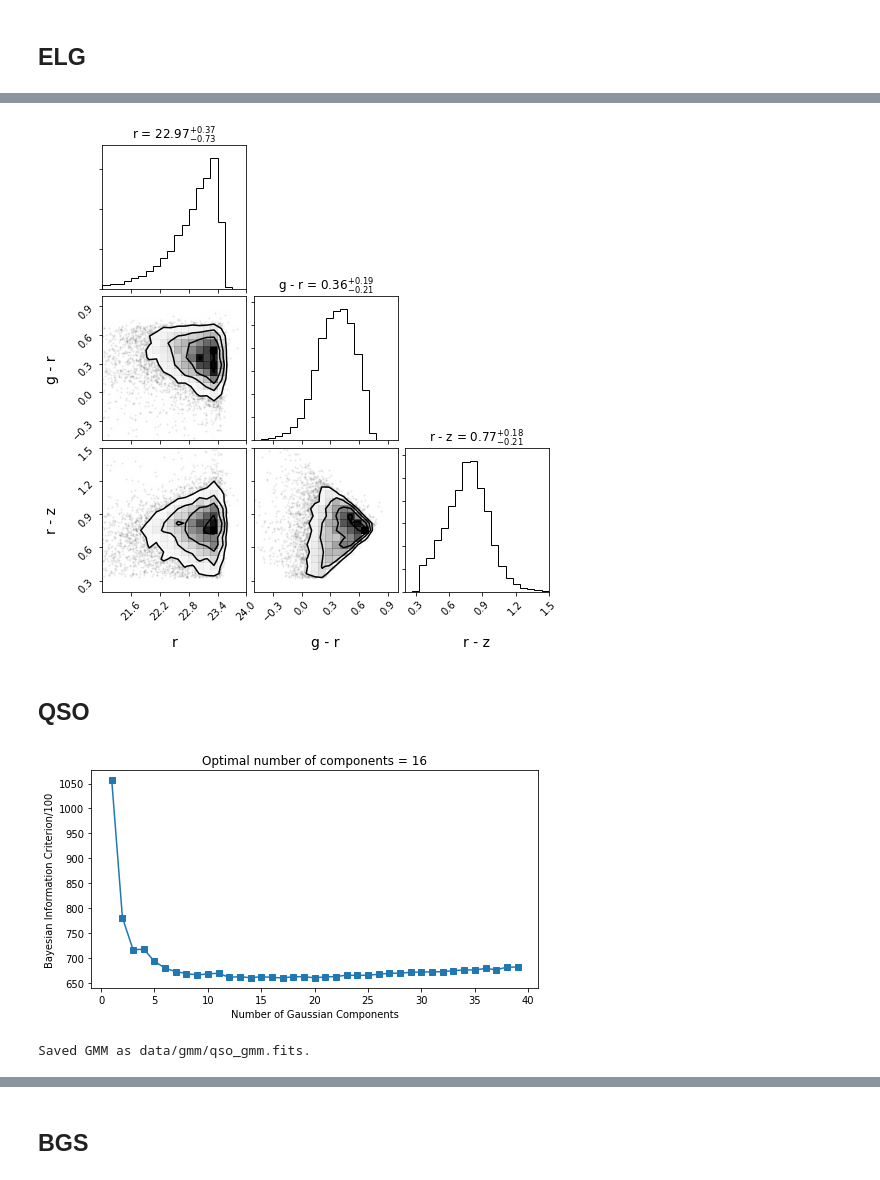
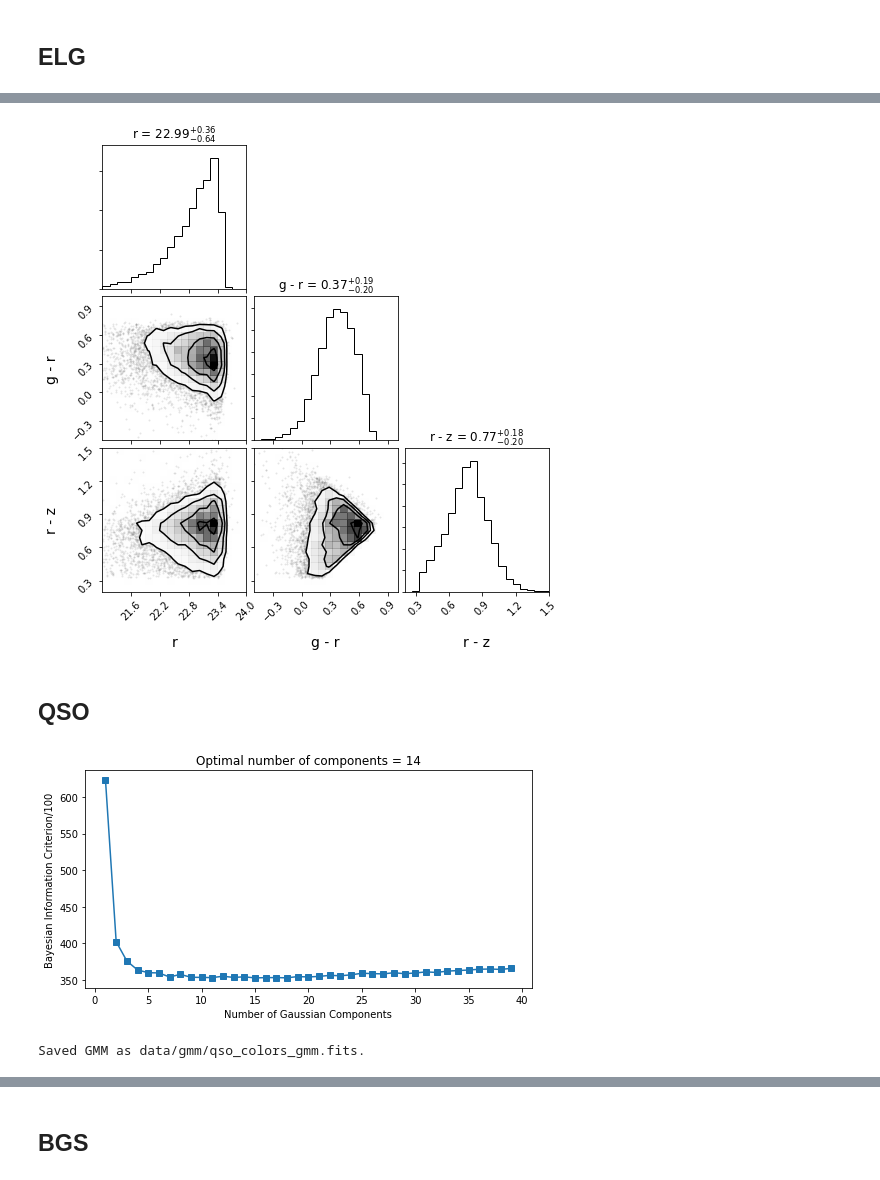
Before and after one commit to belaa/desi-mocks, a Jupyter notebook: Sample_GMMs.ipynb, the cells around one changed output, grey strips where cells are left out. Saved outputs shown, nothing was run; the diff lists cells and outputs as text; code cells hidden in the pictures.

```diff
--- a/Sample_GMMs.ipynb
+++ b/Sample_GMMs.ipynb
@@ -24,13 +28,13 @@ def keep(data):
     w2flux = data['FLUX_W2']
 
     #only keep non-zero, non-negative flux values to convert to magnitudes
-    keep = (gflux > 0) & (rflux > 0) & (zflux > 0) & (w1flux > 0) & (w2flux > 0)
+    good = (gflux > 0) & (rflux > 0) & (zflux > 0) & (w1flux > 0) & (w2flux > 0)
 
-    gg = 22.5-2.5*np.log10(gflux[keep])
-    rr = 22.5-2.5*np.log10(rflux[keep])
-    zz = 22.5-2.5*np.log10(zflux[keep])
-    w1 = 22.5-2.5*np.log10(w1flux[keep])
-    w2 = 22.5-2.5*np.log10(w2flux[keep])
+    gg = 22.5-2.5*np.log10(gflux[good])
+    rr = 22.5-2.5*np.log10(rflux[good])
+    zz = 22.5-2.5*np.log10(zflux[good])
+    w1 = 22.5-2.5*np.log10(w1flux[good])
+    w2 = 22.5-2.5*np.log10(w2flux[good])
 
 
     return np.array([gg, rr, zz, w1, w2]).T
@@ -157,3 +174,8 @@ bgs = dr5[(dr5['BGS_TARGET'] & bgs_mask.BGS_BRIGHT).astype(bool)]
+# %%
+lrg = Table.read('cuts/lrg_dr5_subset_cuts.fits')
+elg = Table.read('cuts/elg_dr5_subset_cuts.fits')
+qso = Table.read('cuts/qso_dr5_subset_cuts.fits')
+bgs = Table.read('cuts/bgs_dr5_subset_cuts.fits')
 # %%
 # Set up parameters for GMM
 
@@ -247,27 +269,33 @@ fig = cn.corner(np.array([r, g_r, r_z]).T, labels=["r", "g - r", "r - z"], range
 # %%
 # Validation data
-r = elg_valid[:N,1]
-g_r = elg_valid[:N,0] - elg_valid[:N,1]
-r_z = elg_valid[:N,1] - elg_valid[:N,2]
-
-fig = cn.corner(np.array([r, g_r, r_z]).T, labels=["r", "g - r", "r - z"], range=[(21,24), (-0.5,1.0), (0.2,1.5)],
+fig = cn.corner(elg_valid[:N], labels=["r", "g - r", "r - z"], range=[(21,24), (-0.5,1.0), (0.2,1.5)],
                label_kwargs={"fontsize": 14}, show_titles=True, title_kwargs={"fontsize": 12})
 # %% [output]
-[figure, old version]
+[figure, new version]
 # %% [markdown]
 ## QSO
 # %%
 qso_data = keep(qso)
-qso_train, qso_valid = train_test_split(qso_data, test_size=0.5, random_state=gen)
+
+r = qso_data[:,1]
+g_r = qso_data[:,0] - qso_data[:,1]
+r_z = qso_data[:,1] - qso_data[:,2]
+
+qso_colors = np.empty((len(qso_data),3))
+qso_colors[:,0] = r
+qso_colors[:,1] = g_r
+qso_colors[:,2] = r_z
+
+qso_train, qso_valid = train_test_split(qso_colors, test_size=0.5, random_state=gen)
 
 # Make GMM model
-make_gmm_model(qso_train[:N], components_range, model_filename='data/gmm/qso_gmm.fits',
+make_gmm_model(qso_train[:N], components_range, model_filename='data/gmm/qso_colors_gmm.fits',
                bic_plot=True)
 
 # Sample GMM
-qso_GMM = sample('data/gmm/qso_gmm.fits', n_targets=N, random_state=gen)
+qso_GMM = sample('data/gmm/qso_colors_gmm.fits', n_targets=N, random_state=gen)
 # %% [output]
-[figure, old version]
+[figure, new version]
-Saved GMM as data/gmm/qso_gmm.fits.
+Saved GMM as data/gmm/qso_colors_gmm.fits.
 # %%
 # Training data
```
Also changed, not shown: parts of 21 cells of this notebook.
